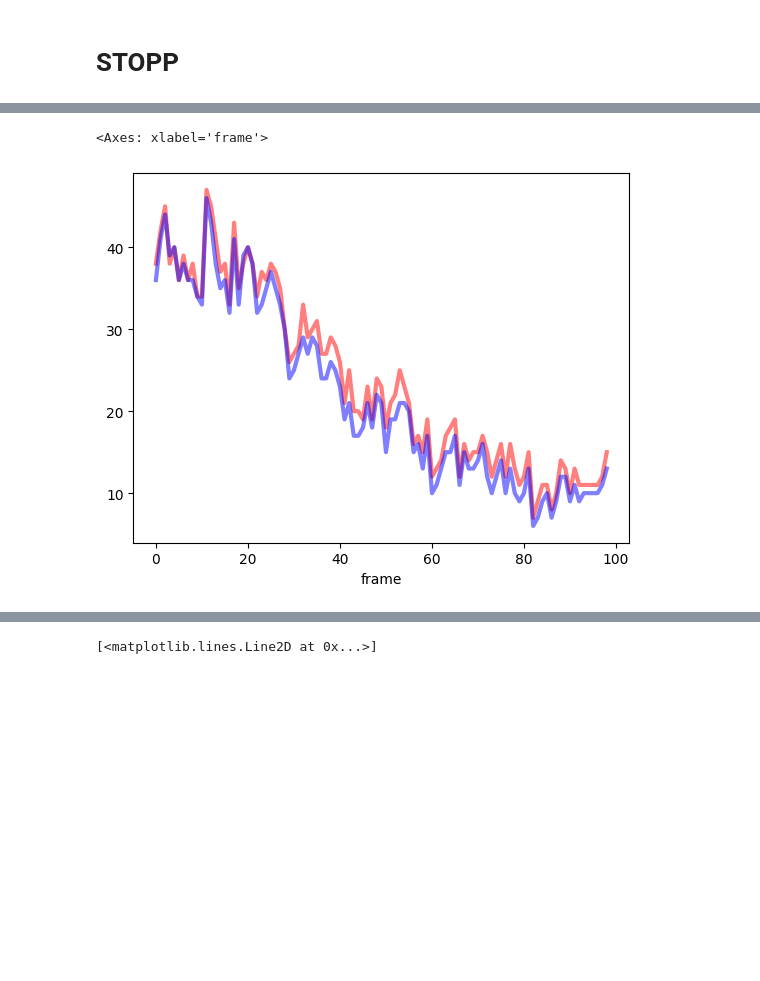
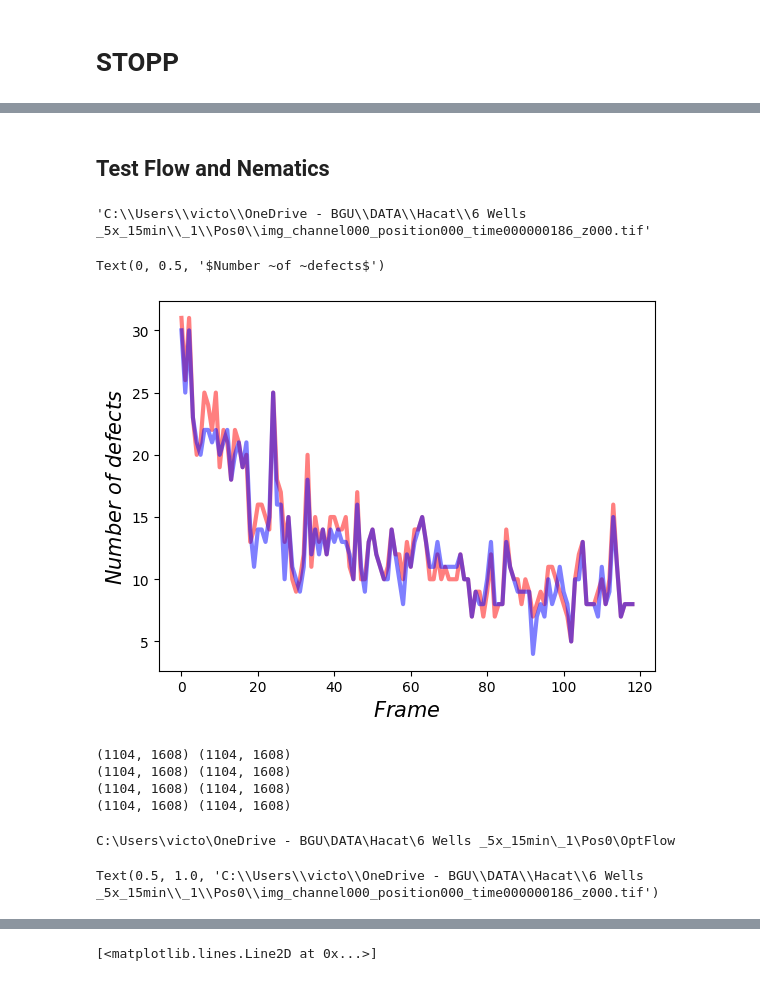
Before and after one commit to viciya/nematics, a Jupyter notebook: nematics/journals/flow_on_defects.ipynb, the cells around one changed output, grey strips where cells are left out. Saved outputs shown, nothing was run; the diff lists cells and outputs as text; code cells hidden in the pictures; blank space fills up the shorter version.

```diff
--- a/nematics/journals/flow_on_defects.ipynb
+++ b/nematics/journals/flow_on_defects.ipynb
@@ -36,8 +36,13 @@ from defect_pairs import *
 from average_flows import *
 # %%
 # path = r"E:\HT1080\c3_6well_5min_10x\_4\Pos10"
-path = r"E:\C2C12 and RPE in 6 well\15min5x\_1\Pos2"
+# path = r"E:\C2C12 and RPE in 6 well\15min5x\_1\Pos2"
+# path = r"C:\Users\victo\OneDrive - BGU\DATA\Hacat\6 Wells _5x_15min\_1\Pos0"
+# path = r"C:\Users\victo\Downloads\SB_lab\BEER_DATA\60X_singles"
+path = r"E:\C2C12 and RPE in 6 well\15min5x\_1\Pos20"
 
 image_list = natsorted(glob.glob(path + r"\*.tif"), key=lambda y: y.lower())
 # img = cv2.imread(image_list[0])[:,:,0]
 # analyze_defects(img, sigma=21)
+# %% [markdown]
+ ## Test Flow and Nematics
@@ -44,17 +117,31 @@ image_list = natsorted(glob.glob(path + r"\*.tif"), key=lambda y: y.lower())
+# %%
+image_list[-1]
+# %% [output]
+'C:\\Users\\victo\\OneDrive - BGU\\DATA\\Hacat\\6 Wells _5x_15min\\_1\\Pos0\\img_channel000_position000_time000000186_z000.tif'
 # %%
-first_frame = 10
-last_frame = 150
-df_list = Parallel(n_jobs=5)(delayed(lambda img: analyze_defects(img, sigma=21)[1:])(cv2.imread(img)[:,:,0]) for img in image_list[first_frame:last_frame-1])
+first_frame = 30
+last_frame = 150 #len(image_list)
+df_list = Parallel(n_jobs=5)(delayed(lambda img: analyze_defects(img, sigma=21))
+    (
+    cv2.imread(img)[:,:,0]
+    ) for img in image_list[first_frame:last_frame-1])
+
 for i, df in enumerate(df_list):
-    df[0]['frame'] = i
     df[1]['frame'] = i
+    df[2]['frame'] = i
 
 # Concatenate the DataFrames
-df_plus = pd.concat([df[0] for df in df_list], ignore_index=True)
-df_minus = pd.concat([df[1] for df in df_list], ignore_index=True)
+df_plus = pd.concat([df[1] for df in df_list], ignore_index=True)
+df_minus = pd.concat([df[2] for df in df_list], ignore_index=True)
 # %%
+%matplotlib inline
 df_plus.groupby('frame').size().plot(linewidth=3, alpha=.5, color="r")
 df_minus.groupby('frame').size().plot(linewidth=3, alpha=.5, color="b")
+
+plt.xlabel("$Frame$", fontsize=15)
+plt.ylabel("$Number ~of ~defects$", fontsize=15)
+
+# TODO add tracking of defects and detect pairs
 # %% [output]
-<Axes: xlabel='frame'>
+Text(0, 0.5, '$Number ~of ~defects$')
-[figure, old version]
+[figure, new version]
@@ -60,0 +174,43 @@ df_minus.groupby('frame').size().plot(linewidth=3, alpha=.5, color="b")
+# %%
+for i in range(len(u)):
+    print(vel_list[1][0].shape, vel_list[1][1].shape)
+#
+# %% [output]
+(1104, 1608) (1104, 1608)
+(1104, 1608) (1104, 1608)
+(1104, 1608) (1104, 1608)
+(1104, 1608) (1104, 1608)
+# %%
+folder = os.path.join(
+    str(Path(image_list[0]).parents[0]),
+    'OptFlow')
+print(folder)
+os.makedirs(folder, exist_ok=True)
+# %% [output]
+C:\Users\victo\OneDrive - BGU\DATA\Hacat\6 Wells _5x_15min\_1\Pos0\OptFlow
+# %%
+# test frame
+%matplotlib qt
+i = -1
+step = 15
+
+fig = plt.figure(figsize=(10,10))
+
+img = cv2.imread(image_list[i])[:,:,0]
+clahe = cv2.createCLAHE(clipLimit=2.0, tileGridSize=(8,8))
+img_clahe = clahe.apply(img)
+plt.imshow(255-img_clahe, cmap="gray")
+
+flow = np.stack((vel_list[i][0], vel_list[i][1]), axis=-1)
+
+x = np.arange(0, flow.shape[1], step, dtype=np.int16)
+y = np.arange(0, flow.shape[0], step, dtype=np.int16)
+plt.quiver(x,y,
+    flow[::step, ::step, 0], -flow[::step, ::step, 1],
+    color="red", scale=100, label="flow", alpha=.5)
+plt.title(image_list[i])
+
+
+# image_list
+# %% [output]
+Text(0.5, 1.0, 'C:\\Users\\victo\\OneDrive - BGU\\DATA\\Hacat\\6 Wells _5x_15min\\_1\\Pos0\\img_channel000_position000_time000000186_z000.tif')
```
Also changed, not shown: parts of 16 cells of this notebook, 7 other files.
